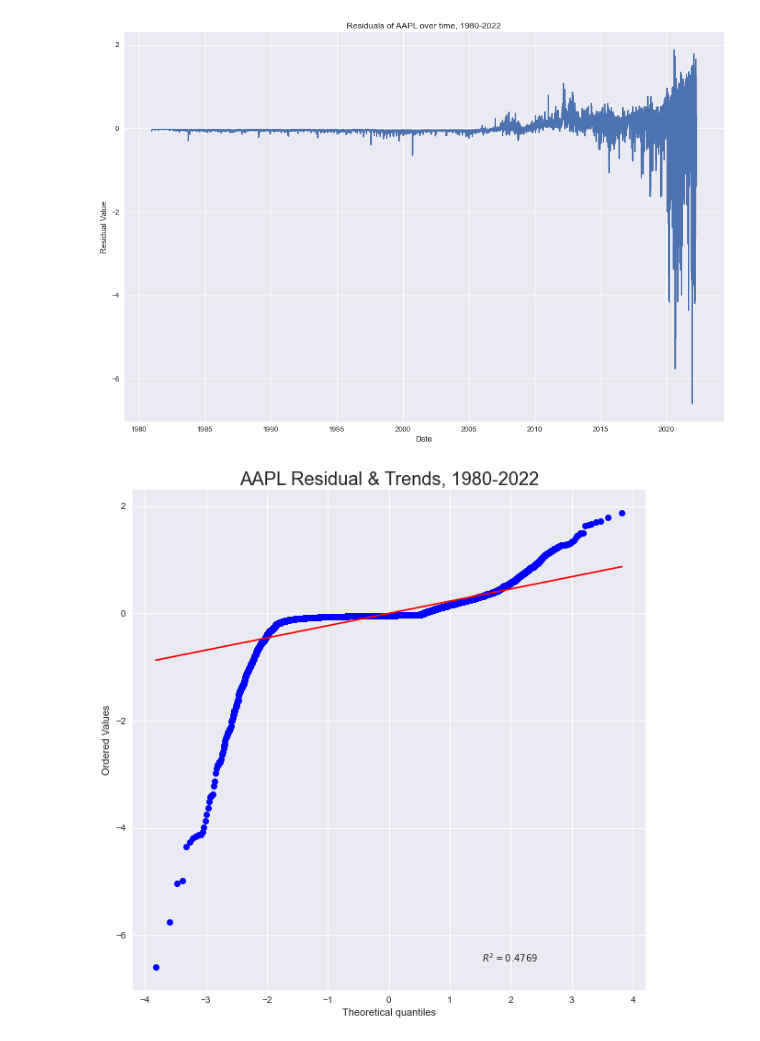
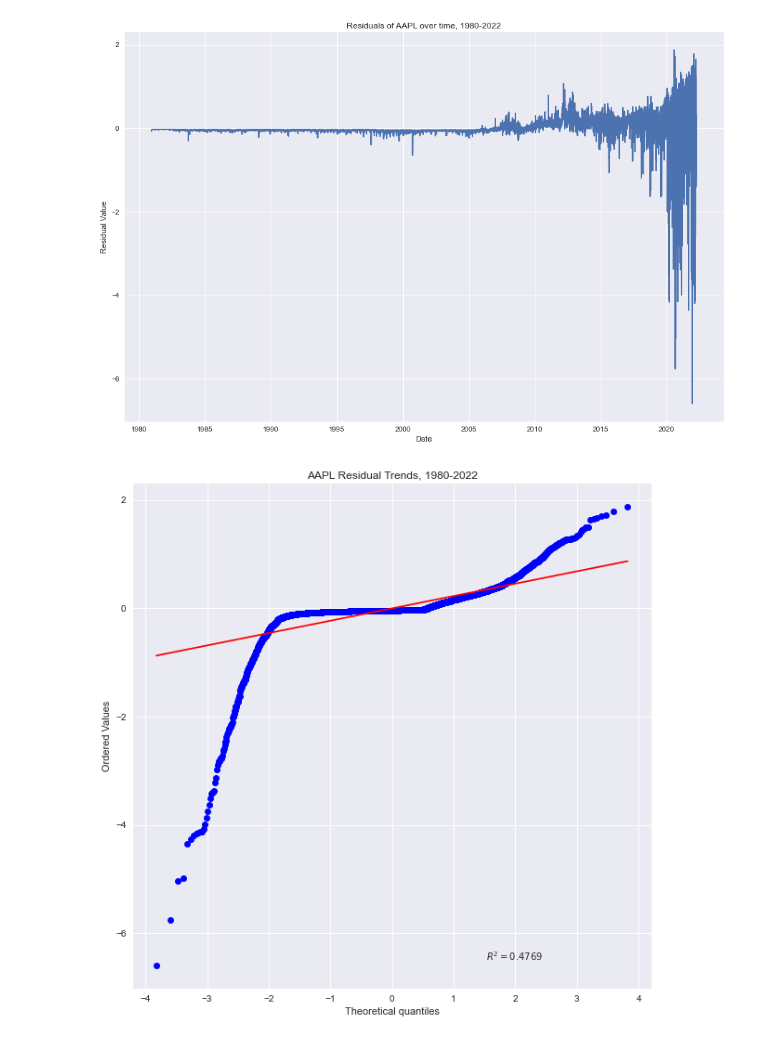
Before and after one commit to matthewjchin/toptechstocks, a Jupyter notebook: tech_stocks_analysis.ipynb, the cells around one changed output. Drawn from its saved outputs; the diff is of its cells as text; code cells hidden in the pictures.

Commit message:
Added residual plots

```diff
--- a/tech_stocks_analysis.ipynb
+++ b/tech_stocks_analysis.ipynb
@@ -659,11 +659,11 @@ plt.show()
 # %%
 fig = plt.figure(figsize= (10, 10))
 ax = fig.add_subplot(111)
 
 normality_plot, stat = stats.probplot(model11.resid, plot= plt, rvalue= True)
-ax.set_title("AAPL Residual & Trends, 1980-2022", fontsize= 20)
+ax.set_title("AAPL Residual Trends, 1980-2022", fontsize= 12)
 ax.set
 
 plt.show()
 # %% [output]
-[figure, old version]
+[figure, new version]
```
Also changed, not shown: parts of 5 cells of this notebook.
